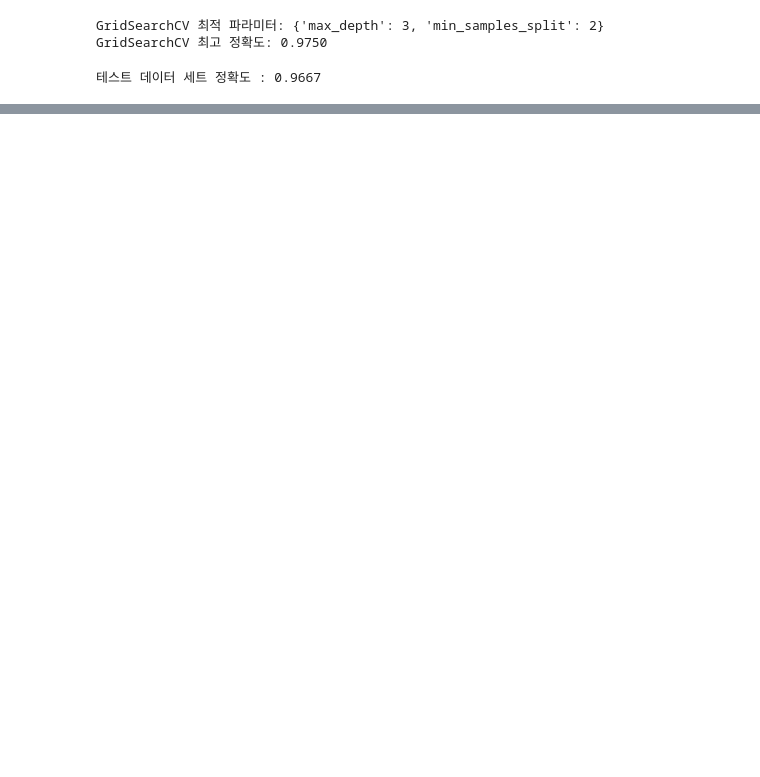
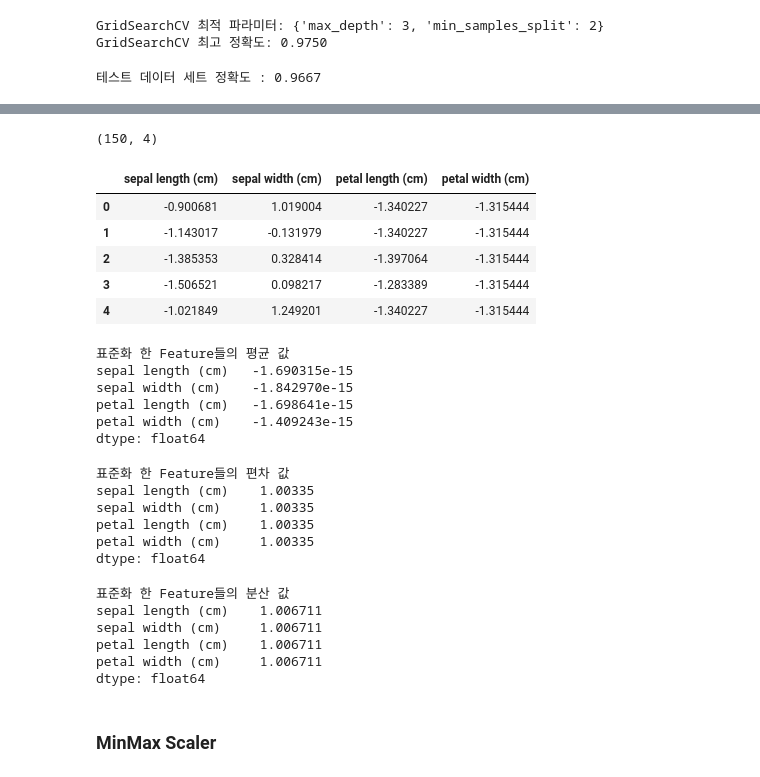
Before and after one commit to MethodFunc/Machine-Learning, a Jupyter notebook: ch02 Scikit-Learn.ipynb, the cells around one changed output, grey strips where cells are left out. Drawn from its saved outputs; the diff is of its cells as text; code cells hidden in the pictures; blank space fills up the shorter version.

```diff
--- a/ch02 Scikit-Learn.ipynb
+++ b/ch02 Scikit-Learn.ipynb
@@ -400,0 +487,4 @@ print('테스트 데이터 세트 정확도 : {0:.4f}'.format(accuracy_score(y_t
+# %%
+iris = load_iris()
+iris_data = iris.data
+iris_df = pd.DataFrame(iris_data, None ,iris.feature_names)
@@ -400,0 +521,48 @@ print('테스트 데이터 세트 정확도 : {0:.4f}'.format(accuracy_score(y_t
+# %%
+# StandardScaler
+
+scaler = StandardScaler()
+iris_scaled = scaler.fit_transform(iris_df)
+print(iris_scaled.shape)
+iris_scaled_df = pd.DataFrame(iris_scaled, None, iris.feature_names)
+iris_scaled_df.head()
+# %% [output]
+(150, 4)
+|  | sepal length (cm) | sepal width (cm) | petal length (cm) | petal width (cm) |
+| 0 | -0.900681 | 1.019004 | -1.340227 | -1.315444 |
+| 1 | -1.143017 | -0.131979 | -1.340227 | -1.315444 |
+| 2 | -1.385353 | 0.328414 | -1.397064 | -1.315444 |
+| 3 | -1.506521 | 0.098217 | -1.283389 | -1.315444 |
+| 4 | -1.021849 | 1.249201 | -1.340227 | -1.315444 |
+# %%
+print('표준화 한 Feature들의 평균 값')
+print(iris_scaled_df.mean())
+# %% [output]
+표준화 한 Feature들의 평균 값
+sepal length (cm)   -1.690315e-15
+sepal width (cm)    -1.842970e-15
+petal length (cm)   -1.698641e-15
+petal width (cm)    -1.409243e-15
+dtype: float64
+# %%
+print('표준화 한 Feature들의 편차 값')
+print(iris_scaled_df.std())
+# %% [output]
+표준화 한 Feature들의 편차 값
+sepal length (cm)    1.00335
+sepal width (cm)     1.00335
+petal length (cm)    1.00335
+petal width (cm)     1.00335
+dtype: float64
+# %%
+print('표준화 한 Feature들의 분산 값')
+print(iris_scaled_df.var())
+# %% [output]
+표준화 한 Feature들의 분산 값
+sepal length (cm)    1.006711
+sepal width (cm)     1.006711
+petal length (cm)    1.006711
+petal width (cm)     1.006711
+dtype: float64
+# %% [markdown]
+### MinMax Scaler
```
Also changed, not shown: parts of 24 cells of this notebook, 6 other files.
